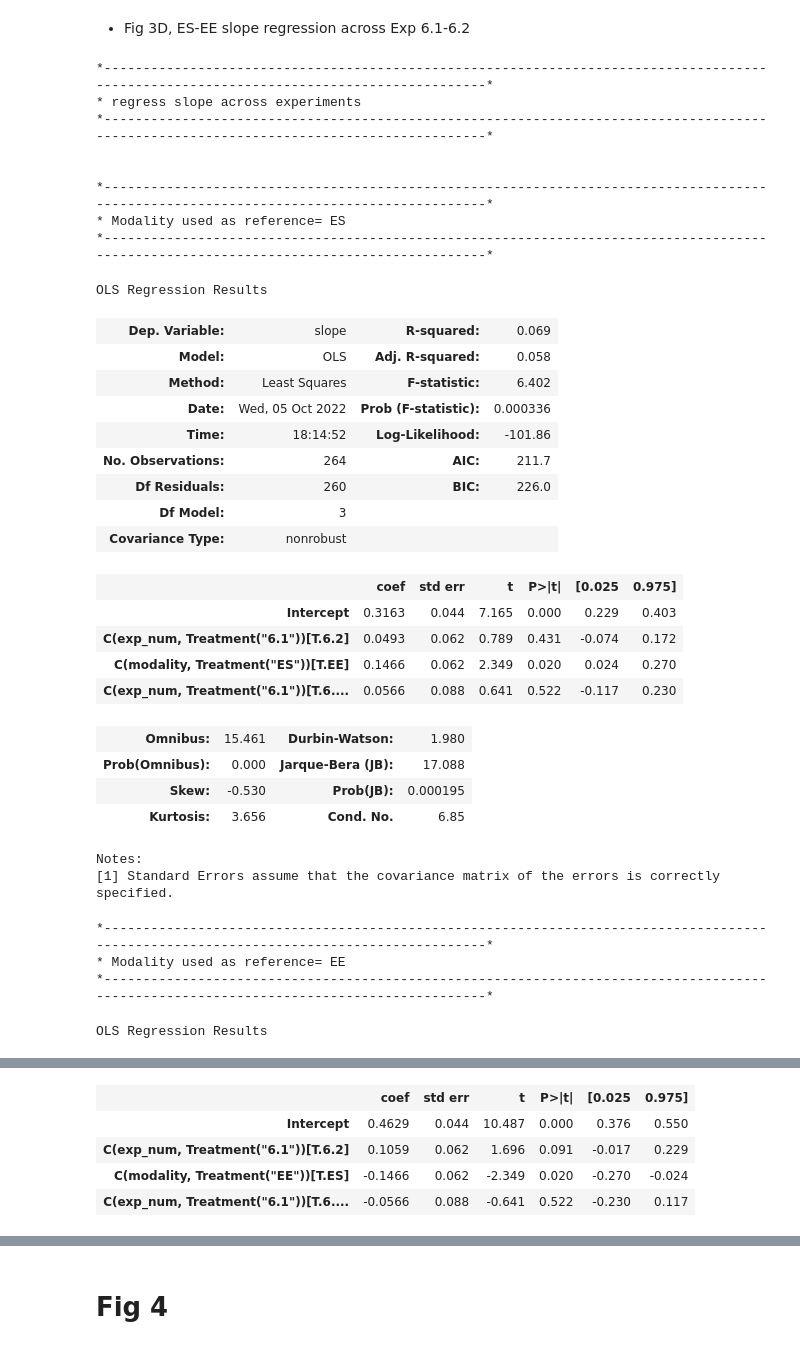
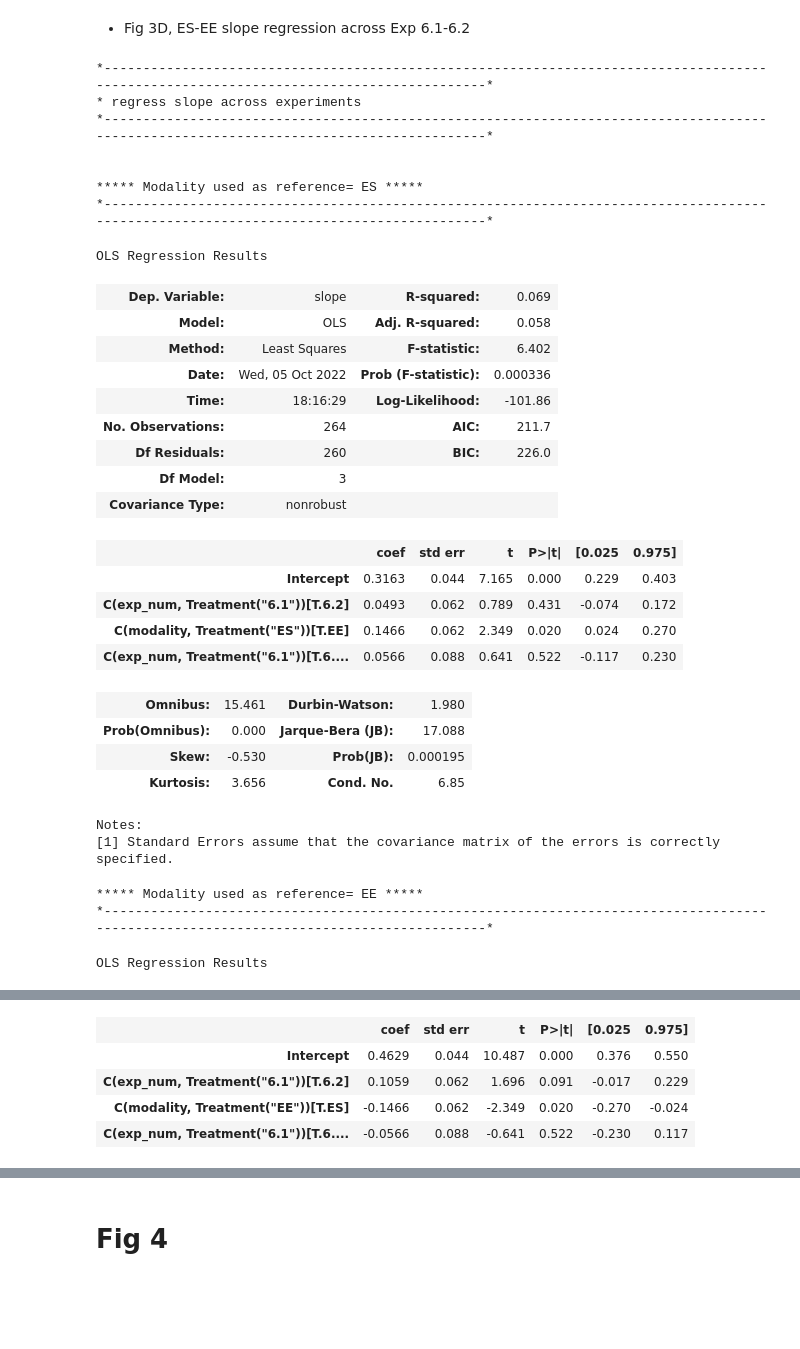
Before and after one commit to bsgarcia/RandCFollowUp, a Jupyter notebook: python/stats.ipynb, the cells around one changed output, grey strips where cells are left out. Cells and saved outputs as stored; diff of their text form; code cells hidden in the pictures; blank space fills up the shorter version.

```diff
--- a/python/stats.ipynb
+++ b/python/stats.ipynb
@@ -28,6 +28,11 @@ def print_section(title):
     print( '*' + '-' * 135 + '*')
     print('* ' + title)
     print( '*' + '-' * 135 + '*')
+
+def print_subsection(title):
+    print('\n')
+    print('***** ' + title + ' *****')
+    print( '*' + '-' * 135 + '*')
 # %% [markdown]
 # Fig 2
 # %% [markdown]
@@ -252,7 +257,7 @@ print_section('Regress slopes across experiments')
 
 # iterate through each modality and set it as "reference modality" to get "absolute slopes" for each
 for modality in ('LE', 'ES', 'SP'):
-    print_section('Modality used as reference= ' + modality)
+    print_subsection('Modality used as reference= ' + modality)
     smf.ols(f'slope ~ C(exp_num) * C(modality, Treatment("{modality}"))', data=df).fit().summary()
 # %% [output]
 *---------------------------------------------------------------------------------------------------------------------------------------*
@@ -408,28 +415,27 @@ pg.pairwise_tests(data=df, dv='slope', subject='subject', between='exp_num', wit
 # %%
 # test performance within exp and across cond with regression
 print_section('regress slope across experiments')
 
 df['exp_num'] = df['exp_num'].astype(str)
 df = df[df.exp_num!='5.0']
 # iterate through each modality and set it as "reference modality" to get "absolute slopes" for each
 for modality in ('ES', 'EE'):
-    print_section('Modality used as reference= ' + modality)
+    print_subsection('Modality used as reference= ' + modality)
     smf.ols(f'slope ~ C(exp_num, Treatment("6.1")) * C(modality, Treatment("{modality}"))', data=df).fit().summary()
 # %% [output]
 *---------------------------------------------------------------------------------------------------------------------------------------*
 * regress slope across experiments
 *---------------------------------------------------------------------------------------------------------------------------------------*
 
 
+***** Modality used as reference= ES *****
 *---------------------------------------------------------------------------------------------------------------------------------------*
-* Modality used as reference= ES
-*---------------------------------------------------------------------------------------------------------------------------------------*
 OLS Regression Results
 | Dep. Variable: | slope | R-squared: | 0.069 |
 | Model: | OLS | Adj. R-squared: | 0.058 |
 | Method: | Least Squares | F-statistic: | 6.402 |
 | Date: | Wed, 05 Oct 2022 | Prob (F-statistic): | 0.000336 |
-| Time: | 18:14:52 | Log-Likelihood: | -101.86 |
+| Time: | 18:16:29 | Log-Likelihood: | -101.86 |
 | No. Observations: | 264 | AIC: | 211.7 |
 | Df Residuals: | 260 | BIC: | 226.0 |
 | Df Model: | 3 |  |  |
@@ -445,9 +451,8 @@ OLS Regression Results
 | Kurtosis: | 3.656 | Cond. No. | 6.85 |
 Notes:
 [1] Standard Errors assume that the covariance matrix of the errors is correctly specified.
+***** Modality used as reference= EE *****
 *---------------------------------------------------------------------------------------------------------------------------------------*
-* Modality used as reference= EE
-*---------------------------------------------------------------------------------------------------------------------------------------*
 OLS Regression Results
 | Dep. Variable: | slope | R-squared: | 0.069 |
 | Model: | OLS | Adj. R-squared: | 0.058 |
```
Also changed, not shown: parts of 3 cells of this notebook.
